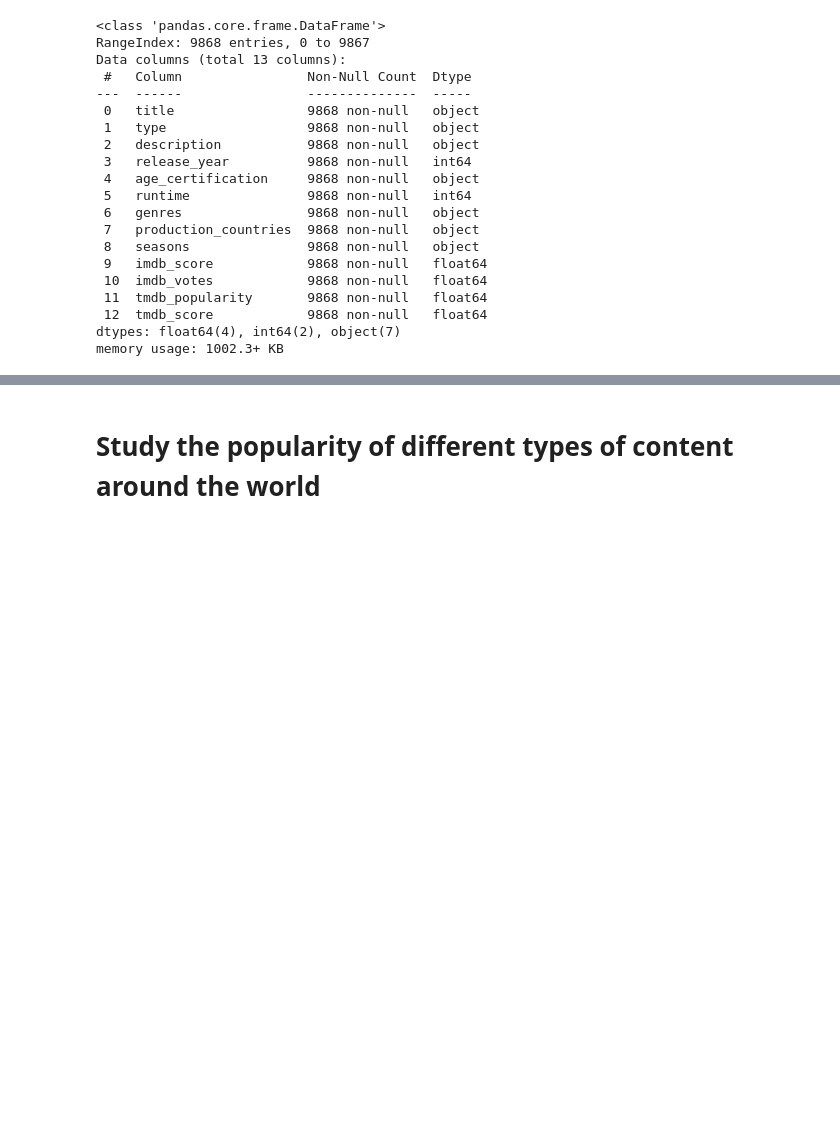
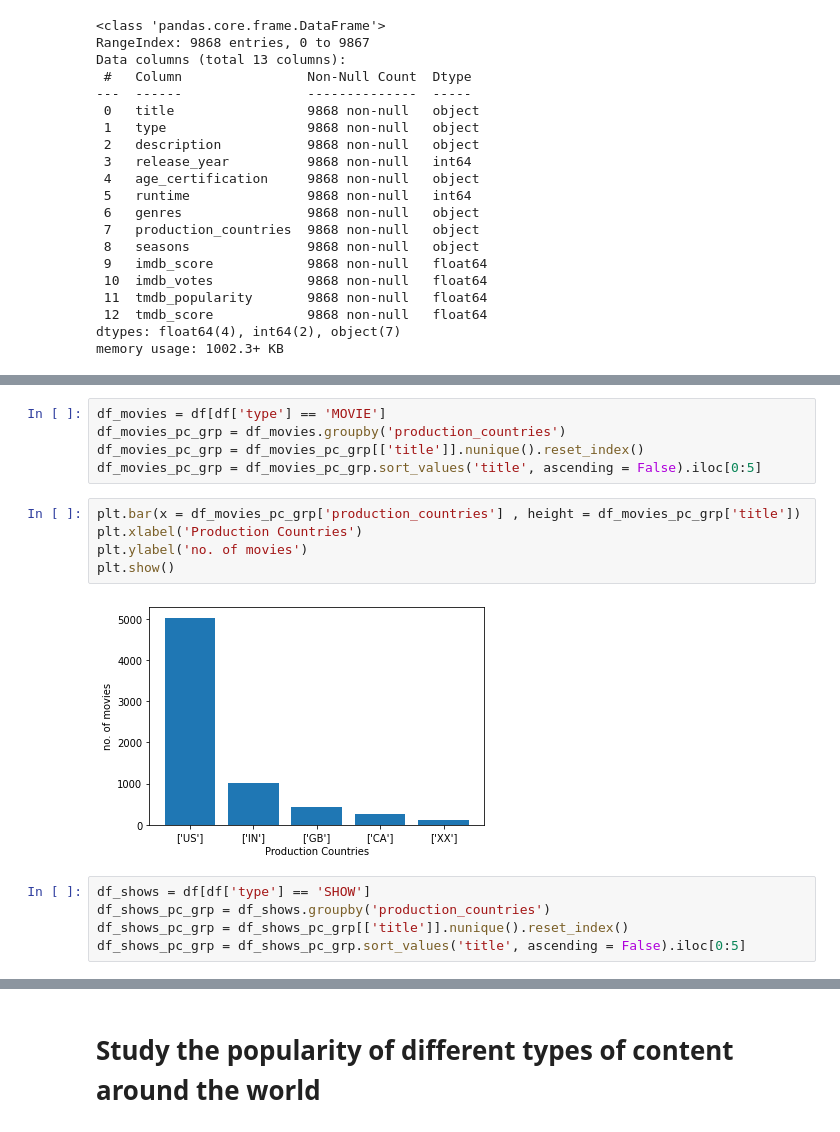
Before and after one commit to Mangeshgp14/OTT-Platform-Business-Analysis, a Jupyter notebook: Python (Pandas) Data Analysis .ipynb, the cells around one changed output, grey strips where cells are left out. Cells and saved outputs as stored; diff of their text form; blank space fills up the shorter version.

```diff
--- a/Python (Pandas) Data Analysis .ipynb
+++ b/Python (Pandas) Data Analysis .ipynb
@@ -85,0 +84,17 @@ sns.countplot(x='age_certification', data = df,order = df['age_certification'].v
+# %%
+df_movies = df[df['type'] == 'MOVIE']
+df_movies_pc_grp = df_movies.groupby('production_countries')
+df_movies_pc_grp = df_movies_pc_grp[['title']].nunique().reset_index()
+df_movies_pc_grp = df_movies_pc_grp.sort_values('title', ascending = False).iloc[0:5]
+# %%
+plt.bar(x = df_movies_pc_grp['production_countries'] , height = df_movies_pc_grp['title'])
+plt.xlabel('Production Countries')
+plt.ylabel('no. of movies')
+plt.show()
+# %% [output]
+[figure, added]
+# %%
+df_shows = df[df['type'] == 'SHOW']
+df_shows_pc_grp = df_shows.groupby('production_countries')
+df_shows_pc_grp = df_shows_pc_grp[['title']].nunique().reset_index()
+df_shows_pc_grp = df_shows_pc_grp.sort_values('title', ascending = False).iloc[0:5]
```
Also changed, not shown: parts of 64 cells of this notebook.
